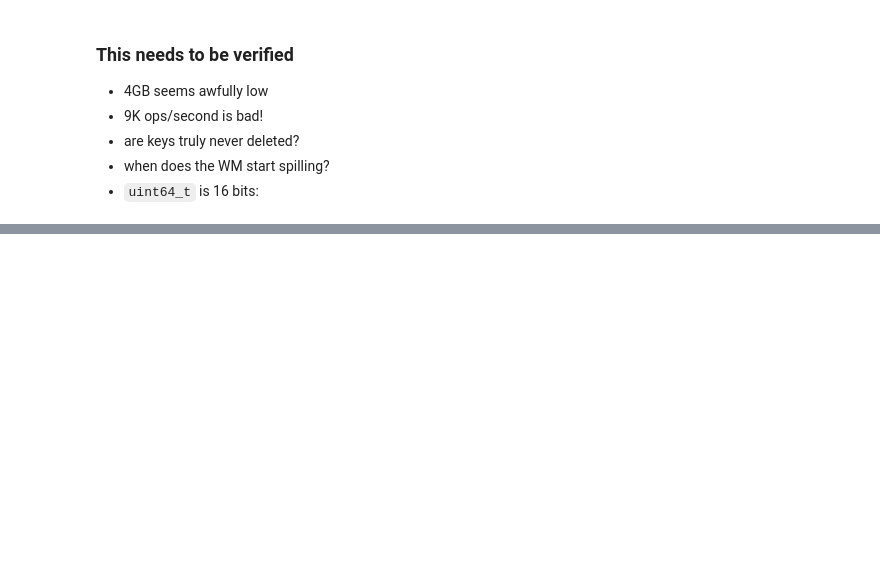
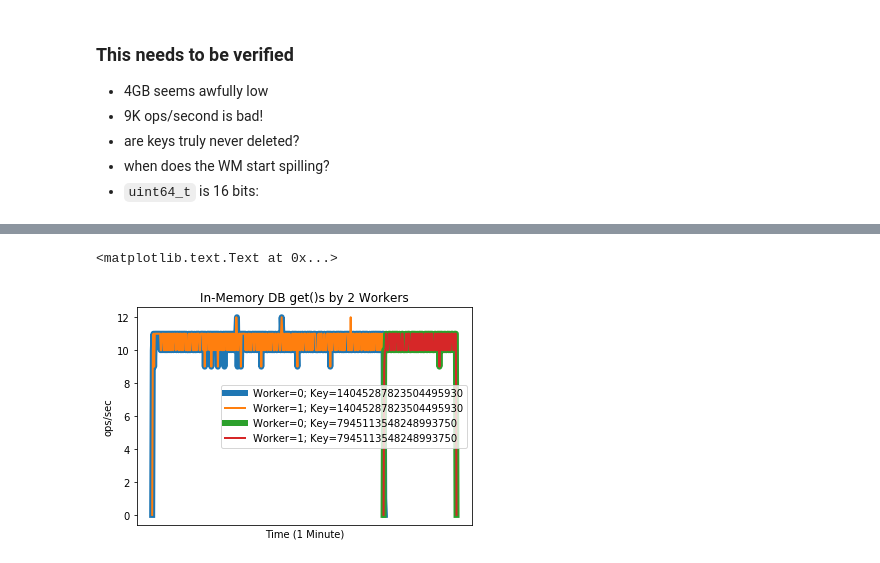
Before and after one commit to michaelsevilla/parsplice-popper, a Jupyter notebook: viz/viz-keyspace-size.ipynb, the cells around one changed output, grey strips where cells are left out. Cells and saved outputs as stored; diff of their text form; code cells hidden in the pictures; blank space fills up the shorter version.

```diff
--- a/viz/viz-keyspace-size.ipynb
+++ b/viz/viz-keyspace-size.ipynb
@@ -217,0 +297,31 @@ frame.head(13)
+# %%
+df = dfs[("4 Hour", "WGetMINIMA", "1")]['DF_KEY_TIMES']            # get all timestamps for all keys
+fig, ax = plt.subplots(1, 1)#, figsize=(16, 4))
+COLS = ['ts', 'count']
+for key in ["14045287823504495930", "7945113548248993750"]:
+    for i in range(0, 2):
+
+        df_key = df[(df['ID'] == i) & (df['key'] == key)]
+        df_key = df_key.groupby('ts').size().reset_index()
+        df_key.columns = COLS
+
+        df_first = pd.DataFrame(columns=COLS)
+        df_last  = pd.DataFrame(columns=COLS)
+        df_first['ts'] = [np.min(df_key['ts'] - 1)]
+        df_last['ts']  = [np.max(df_key['ts'] + 1)  ]
+        df_first['count'] = [0]
+        df_last['count']= [0]
+
+        p = pd.concat([df_first, df_key, df_last])
+        if i == 0: lw = 6
+        else: lw = 2
+        l = 'Worker=' + str(i) + '; Key=' + key
+        ax.plot(p['ts'], p['count'], lw=lw, label=l)
+ax.legend()
+ax.set_xticks([])
+ax.set_xlabel("Time (1 Minute)")
+ax.set_ylabel("ops/sec")
+ax.set_title("In-Memory DB get()s by 2 Workers")
+# %% [output]
+<matplotlib.text.Text at 0x...>
+[figure, added]
```
Also changed, not shown: parts of 6 cells of this notebook, 2 other files.
